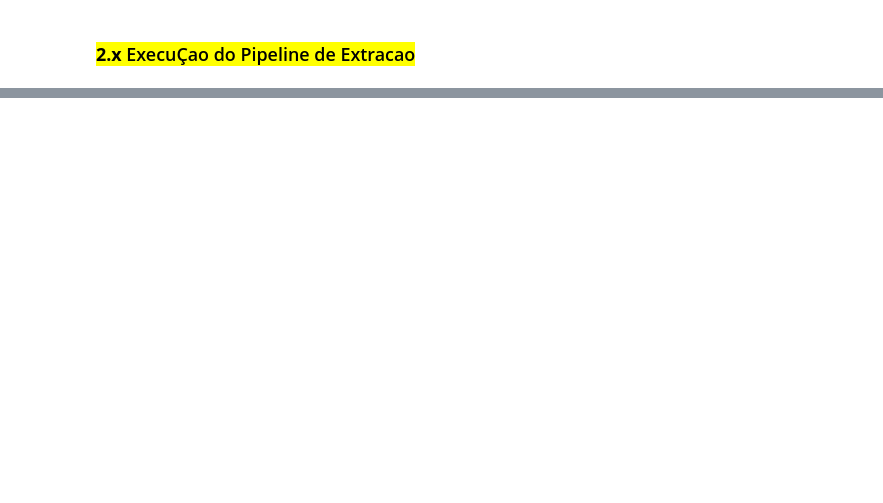
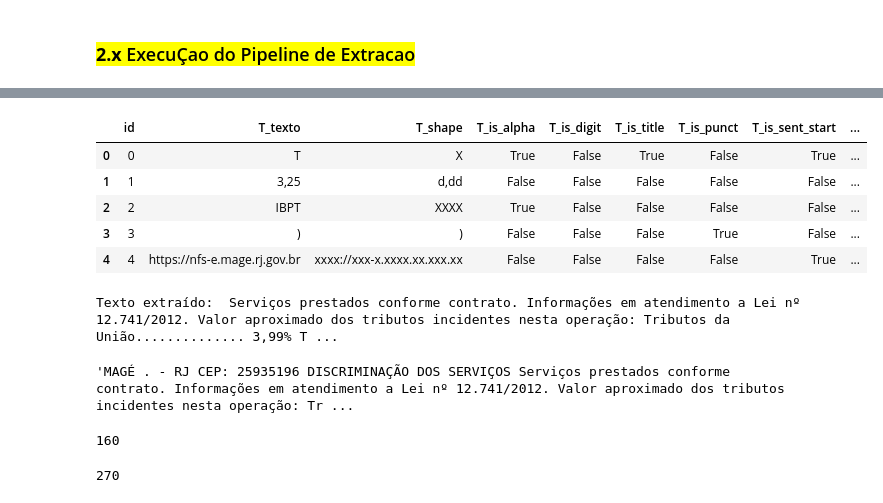
Before and after one commit to Daniel-sdn/extracaoDoc, a Jupyter notebook: 2_extract_pipeline_NLP_V0.ipynb, the cells around one changed output, grey strips where cells are left out. Cells and saved outputs as stored; diff of their text form; code cells hidden in the pictures; blank space fills up the shorter version.

Commit message:
definicao blocos

```diff
--- a/2_extract_pipeline_NLP_V0.ipynb
+++ b/2_extract_pipeline_NLP_V0.ipynb
@@ -1907,0 +2042,3 @@ OCRmyPDF completed successfully. Output saved to /home/dani-boy/extractNF/proces
+# %%
+for token, start, end in tokens:
+    print(f'token: {token:>20} | start: {start:>3} | end: {end:>3}')
@@ -1907,0 +2105,4 @@ OCRmyPDF completed successfully. Output saved to /home/dani-boy/extractNF/proces
+# %%
+span_text = "T 3,25 IBPT) https://nfs-e.mage.rj.gov.br"
+# %%
+doc, tokens, ents = show_ent_new(span_text, patterns=patterns)
@@ -1933,0 +2142,55 @@ VALOR_ALIQUOTA: Alíquota: 2,01 %
+# %%
+# Analisys
+syntatic = pd.DataFrame(data=[], \
+  columns=["id", "T_texto","T_shape", "T_is_alpha", "T_is_digit", "T_is_title", "T_is_punct", "T_is_sent_start", "T_is_right_punct", "T_is_stop", "T_is_quote", "T_is_currency", "T_morph"])
+i = 0
+for token in doc:
+    syntatic.loc[i,"id"] = token.i
+    syntatic.loc[i,"T_texto"] = token.text
+    syntatic.loc[i,"T_shape"] = token.shape_
+    syntatic.loc[i,"T_is_alpha"] = token.is_alpha
+    syntatic.loc[i,"T_is_digit"] = token.is_digit
+    syntatic.loc[i,"T_is_title"] = token.is_title
+    syntatic.loc[i,"T_is_punct"] = token.is_punct
+    syntatic.loc[i,"T_is_sent_start"] = token.is_sent_start
+    syntatic.loc[i,"T_is_right_punct"] = token.is_right_punct
+    syntatic.loc[i,"T_is_stop"] = token.is_stop
+    syntatic.loc[i,"T_is_quote"] = token.is_quote
+    syntatic.loc[i,"T_is_currency"] = token.is_currency
+    syntatic.loc[i,"T_morph"] = token.morph
+    i = i+1
+
+syntatic.head(80)
+# %% [output]
+|  | id | T_texto | T_shape | T_is_alpha | T_is_digit | T_is_title | T_is_punct | T_is_sent_start | ... |
+| 0 | 0 | T | X | True | False | True | False | True | ... |
+| 1 | 1 | 3,25 | d,dd | False | False | False | False | False | ... |
+| 2 | 2 | IBPT | XXXX | True | False | False | False | False | ... |
+| 3 | 3 | ) | ) | False | False | False | True | False | ... |
+| 4 | 4 | https://nfs-e.mage.rj.gov.br | xxxx://xxx-x.xxxx.xx.xxx.xx | False | False | False | False | True | ... |
+# %%
+# Posições de início e fim
+start_pos = 881
+end_pos = 1520
+
+# Extraindo a sub-string usando slicing
+extracted_text = texto[start_pos:end_pos]
+
+print(f"Texto extraído: {extracted_text}")
+# %% [output]
+Texto extraído:  Serviços prestados conforme contrato. Informações em atendimento a Lei nº 12.741/2012. Valor aproximado dos tributos incidentes nesta operação: Tributos da União.............. 3,99% T ...
+# %%
+bloco_discriminacao_servico = original_text[servicos_end_char:valor_total_start_char]
+bloco_discriminacao_servico
+# %% [output]
+'MAGÉ . - RJ CEP: 25935196 DISCRIMINAÇÃO DOS SERVIÇOS Serviços prestados conforme contrato. Informações em atendimento a Lei nº 12.741/2012. Valor aproximado dos tributos incidentes nesta operação: Tr ...
+# %%
+servicos_end = [ent.end for ent in doc.ents if ent.id_ == '4. DESCRIMINACAO DOS SERVIÇOS'][0]
+servicos_end
+# %% [output]
+160
+# %%
+valor_total_start = [ent.start for ent in doc.ents if ent.id_ == '5. VALOR TOTAL'][0]
+valor_total_start
+# %% [output]
+270
```
Also changed, not shown: parts of 94 cells of this notebook, 5 other files.
